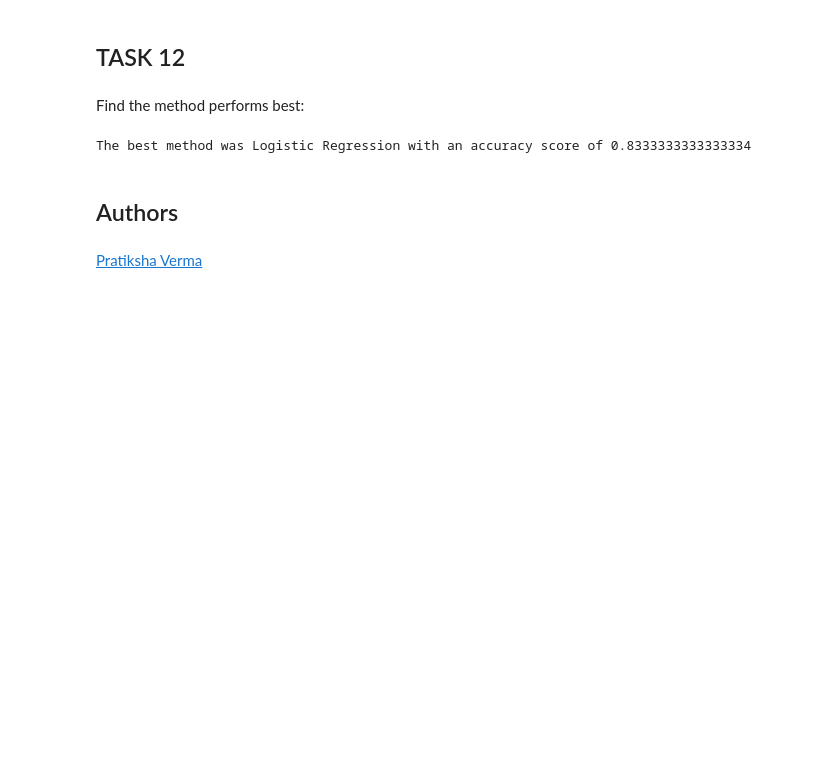
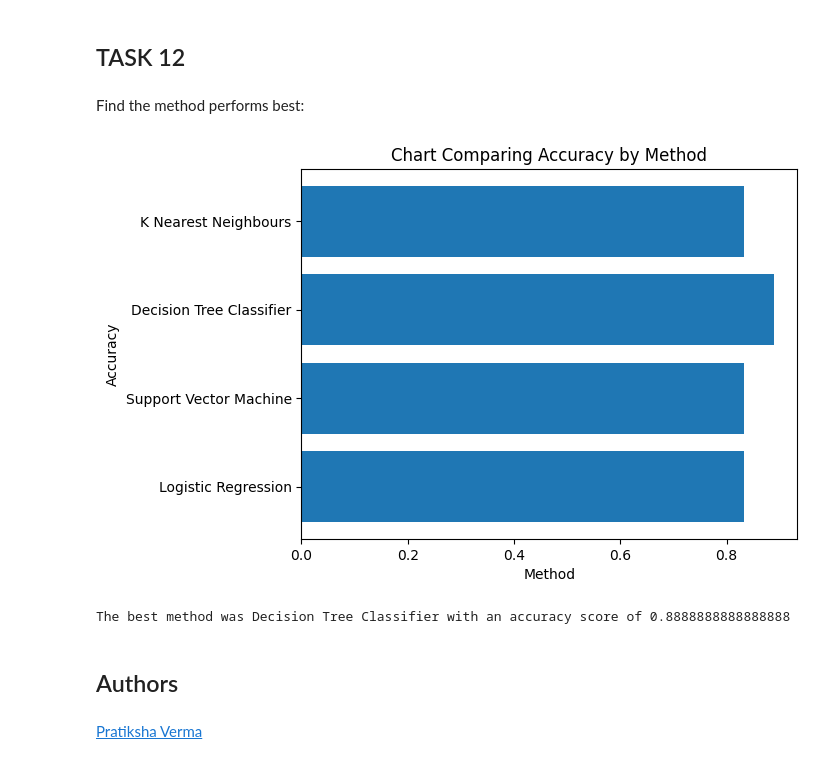
Before and after one commit to Rossini-Martyr/Applied-Capstone, a Jupyter notebook: SpaceX_Machine Learning Prediction_Part_5.ipynb, the cells around one changed output. Drawn from its saved outputs; the diff is of its cells as text; code cells hidden in the pictures; blank space fills up the shorter version.

```diff
--- a/SpaceX_Machine Learning Prediction_Part_5.ipynb
+++ b/SpaceX_Machine Learning Prediction_Part_5.ipynb
@@ -356,12 +356,24 @@ Find the method performs best:
 # %%
 #Since all the methods have similar true positives, we will rate the performance based on accuracy score on the test date
 
 Methods = ['Logistic Regression', 'Support Vector Machine', 'Decision Tree Classifier', 'K Nearest Neighbours']
 Scores = [logreg_cv.score(X_test, Y_test), svm_cv.score(X_test, Y_test), tree_cv.score(X_test, Y_test), knn_cv.score(X_test, Y_test)]
+
+# Create the bar chart
+plt.barh(Methods, Scores)
+
+# Add labels and a title for clarity
+plt.xlabel('Method')
+plt.ylabel('Accuracy')
+plt.title('Chart Comparing Accuracy by Method')
+
+# Display the chart
+plt.show()
 best_index = Scores.index(max(Scores))
 print(f"The best method was {Methods[best_index]} with an accuracy score of {max(Scores)}")
 # %% [output]
+[figure, added]
-The best method was Logistic Regression with an accuracy score of 0.8333333333333334
+The best method was Decision Tree Classifier with an accuracy score of 0.8888888888888888
 # %% [markdown]
 ## Authors
 # %% [markdown]
```
Also changed, not shown: parts of 4 cells of this notebook.
